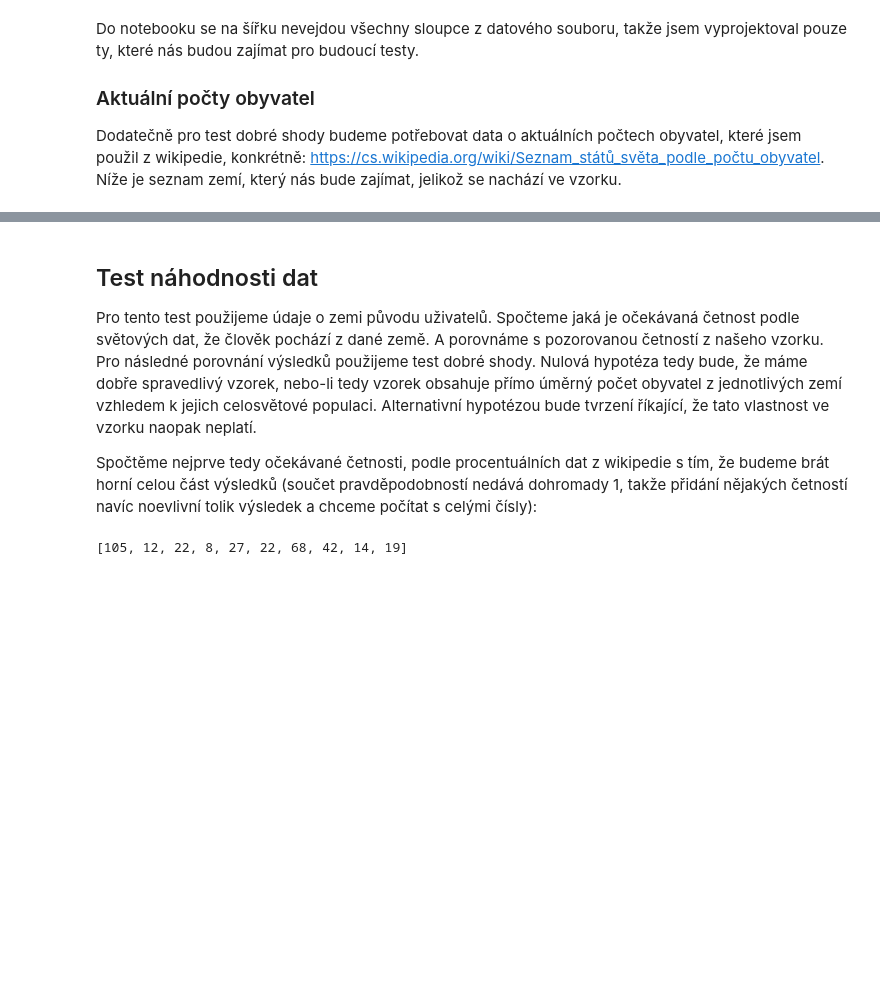
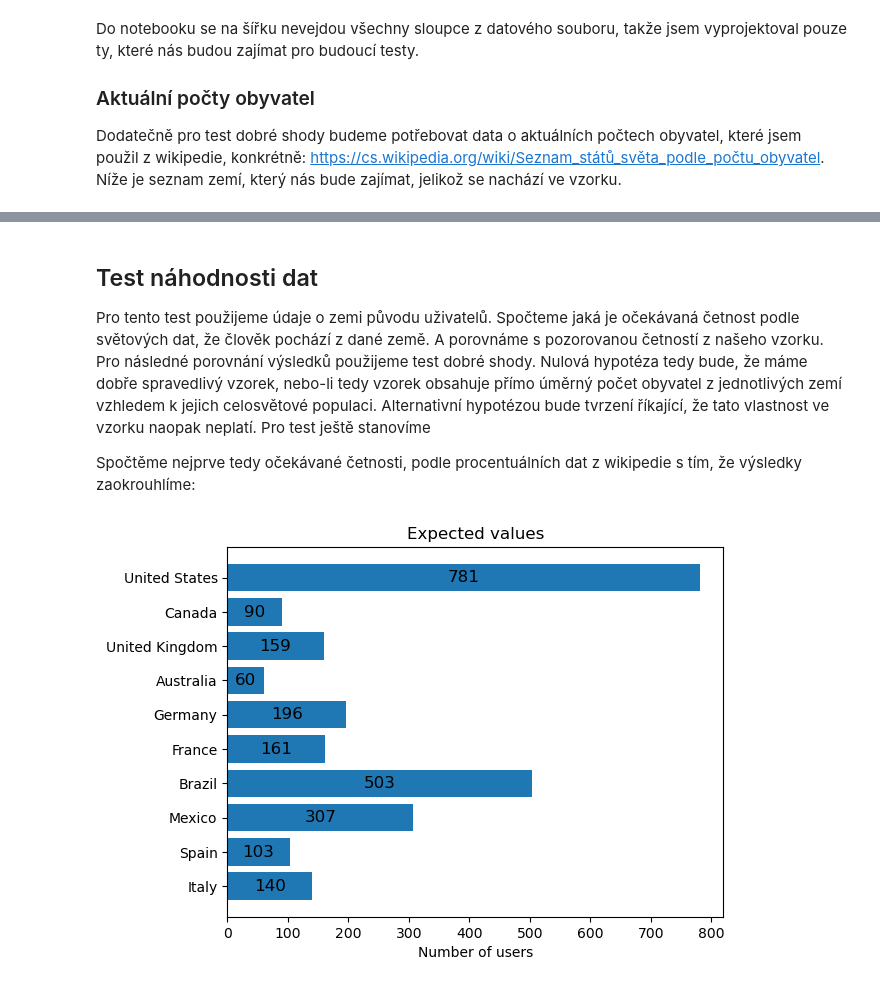
Before and after one commit to composerPigeon/StatisticWorkNetflix, a Jupyter notebook: Netflix.ipynb, the cells around one changed output, grey strips where cells are left out. Drawn from its saved outputs; the diff is of its cells as text; code cells hidden in the pictures; blank space fills up the shorter version.

Commit message:
First test was finished and Second test was created and also finished.

```diff
--- a/Netflix.ipynb
+++ b/Netflix.ipynb
@@ -25,7 +31,7 @@ with open("data/netflix-userbase.csv", newline="") as file:
 
     tab.field_names = dict_reader.fieldnames
 
-    for row in dict_reader:
+    for row in data:
         tab.add_row(
             [
                 row["User ID"],
@@ -87,23 +122,40 @@ A pro tyto země získáme následující pravděpodobnosti, že uživatel je da
 # %% [markdown]
 ## Test náhodnosti dat
-Pro tento test použijeme údaje o zemi původu uživatelů. Spočteme jaká je očekávaná četnost podle světových dat, že člověk pochází z dané země. A porovnáme s pozorovanou četností z našeho vzorku. Pro následné porovnání výsledků použijeme test dobré shody. Nulová hypotéza tedy bude, že máme dobře spravedlivý vzorek, nebo-li tedy vzorek obsahuje přímo úměrný počet obyvatel z jednotlivých zemí vzhledem k jejich celosvětové populaci. Alternativní hypotézou bude tvrzení říkající, že tato vlastnost ve vzorku naopak neplatí.
+Pro tento test použijeme údaje o zemi původu uživatelů. Spočteme jaká je očekávaná četnost podle světových dat, že člověk pochází z dané země. A porovnáme s pozorovanou četností z našeho vzorku. Pro následné porovnání výsledků použijeme test dobré shody. Nulová hypotéza tedy bude, že máme dobře spravedlivý vzorek, nebo-li tedy vzorek obsahuje přímo úměrný počet obyvatel z jednotlivých zemí vzhledem k jejich celosvětové populaci. Alternativní hypotézou bude tvrzení říkající, že tato vlastnost ve vzorku naopak neplatí. Pro test ještě stanovíme
 
-Spočtěme nejprve tedy očekávané četnosti, podle procentuálních dat z wikipedie s tím, že budeme brát horní celou část výsledků (součet pravděpodobností nedává dohromady 1, takže přidání nějakých četností navíc noevlivní tolik výsledek a chceme počítat s celými čísly):
+Spočtěme nejprve tedy očekávané četnosti, podle procentuálních dat z wikipedie s tím, že výsledky zaokrouhlíme:
-# %%
-n = 2500
-expected = [
-    ceil(n*0.0419),
-    ceil(n*0.0048),
-    ceil(n*0.0085),
-    ceil(n*0.0032),
-    ceil(n*0.0105),
-    ceil(n*0.0086),
-    ceil(n*0.027),
-    ceil(n*0.0165),
-    ceil(n*0.0055),
-    ceil(n*0.0075)
-]
-
-print(expected) #TODO: print histogram
-# %% [output]
-[105, 12, 22, 8, 27, 22, 68, 42, 14, 19]
+# %%
+n = 2500
+expected = [
+    floor(n*0.3127),
+    ceil(n*0.0358),
+    ceil(n*0.0634),
+    ceil(n*0.0239),
+    ceil(n*0.0784),
+    ceil(n*0.0642),
+    floor(n*0.2015),
+    floor(n*0.1231),
+    ceil(n*0.041),
+    ceil(n*0.056)
+]
+
+fig_exp, ax_exp = plt.subplots(1, 1)
+
+hbars_exp = ax_exp.barh(countries, expected)
+
+ax_exp.set_title("Expected values")
+ax_exp.invert_yaxis()
+ax_exp.set_xlabel("Number of users")
+
+ax_exp.bar_label(
+    hbars_exp,
+    labels=expected,
+    color="black",
+    fontsize=12,
+    label_type="center"
+)
+
+
+plt.show()
+# %% [output]
+[figure, added]
```
Also changed, not shown: parts of 15 cells of this notebook, 1 other file.
